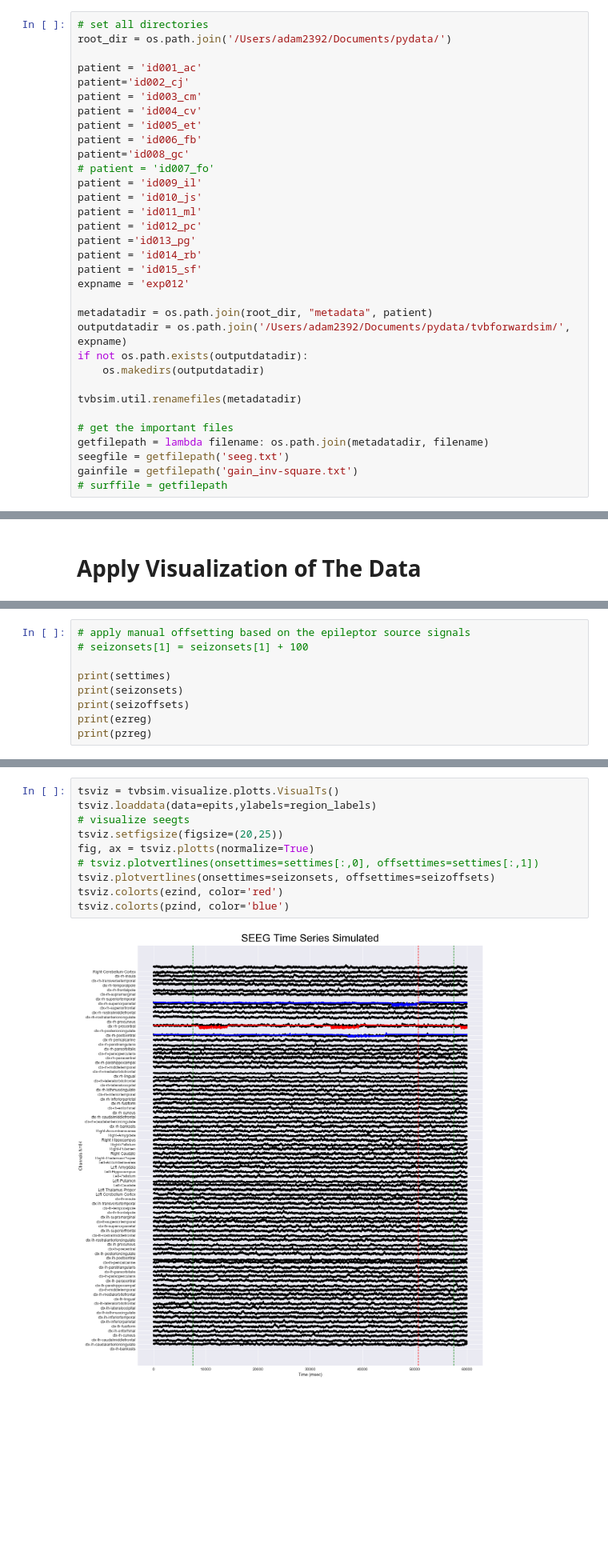
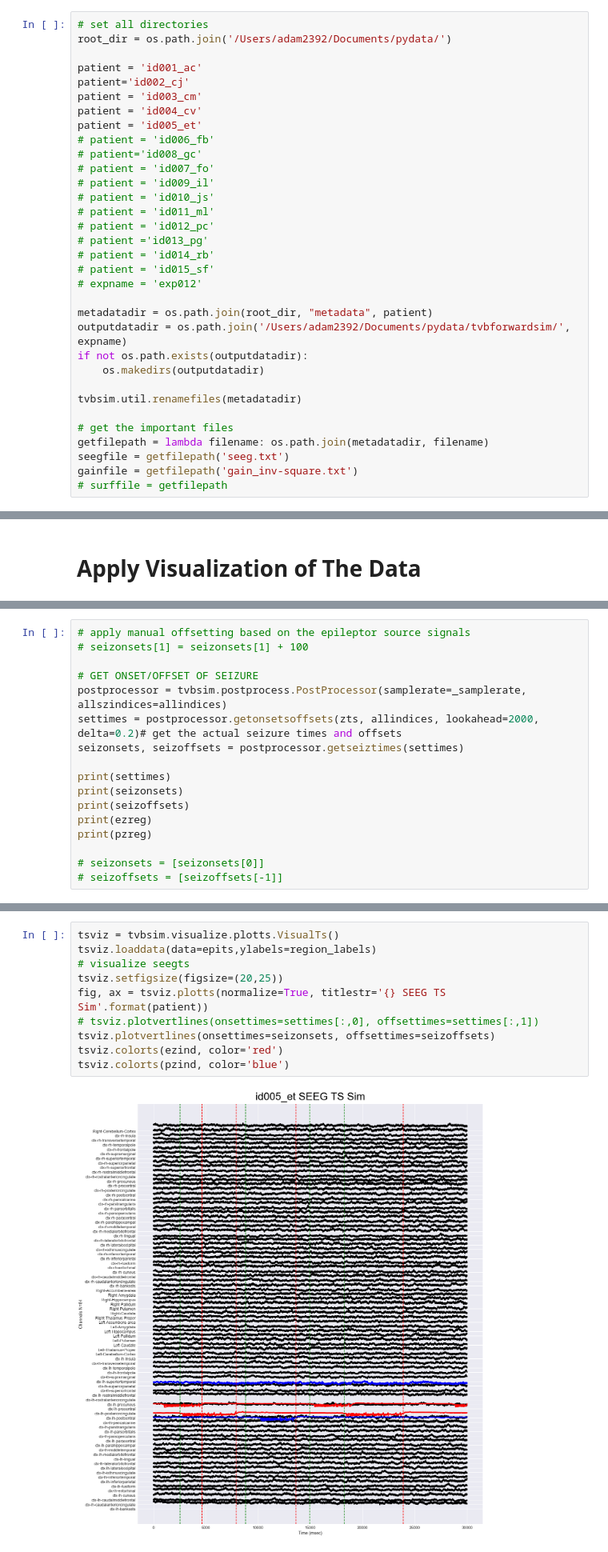
Before and after one commit to adam2392/tng_tvb, a Jupyter notebook: Main TVB Simulator Exp.ipynb, the cells around one changed output, grey strips where cells are left out. Shown at 80% size. Cells and saved outputs as stored; diff of their text form; blank space fills up the shorter version.

```diff
--- a/Main TVB Simulator Exp.ipynb
+++ b/Main TVB Simulator Exp.ipynb
@@ -30,17 +30,17 @@ patient='id002_cj'
 patient = 'id003_cm'
 patient = 'id004_cv'
 patient = 'id005_et'
-patient = 'id006_fb'
-patient='id008_gc'
+# patient = 'id006_fb'
+# patient='id008_gc'
 # patient = 'id007_fo'
-patient = 'id009_il'
-patient = 'id010_js'
-patient = 'id011_ml'
-patient = 'id012_pc'
-patient ='id013_pg'
-patient = 'id014_rb'
-patient = 'id015_sf'
-expname = 'exp012'
+# patient = 'id009_il'
+# patient = 'id010_js'
+# patient = 'id011_ml'
+# patient = 'id012_pc'
+# patient ='id013_pg'
+# patient = 'id014_rb'
+# patient = 'id015_sf'
+# expname = 'exp012'
 
 metadatadir = os.path.join(root_dir, "metadata", patient)
 outputdatadir = os.path.join('/Users/adam2392/Documents/pydata/tvbforwardsim/', expname)
@@ -370,10 +371,18 @@ print(epiparams)
 # %%
 # apply manual offsetting based on the epileptor source signals
 # seizonsets[1] = seizonsets[1] + 100
+
+# GET ONSET/OFFSET OF SEIZURE
+postprocessor = tvbsim.postprocess.PostProcessor(samplerate=_samplerate, allszindices=allindices)
+settimes = postprocessor.getonsetsoffsets(zts, allindices, lookahead=2000, delta=0.2)# get the actual seizure times and offsets
+seizonsets, seizoffsets = postprocessor.getseiztimes(settimes)
 
 print(settimes)
 print(seizonsets)
 print(seizoffsets)
 print(ezreg)
 print(pzreg)
+
+# seizonsets = [seizonsets[0]]
+# seizoffsets = [seizoffsets[-1]]
 # %% [output]
@@ -389,15 +401,15 @@ ctx-rh-precentral
 # %%
 tsviz = tvbsim.visualize.plotts.VisualTs()
 tsviz.loaddata(data=epits,ylabels=region_labels)
 # visualize seegts
 tsviz.setfigsize(figsize=(20,25))
-fig, ax = tsviz.plotts(normalize=True)
+fig, ax = tsviz.plotts(normalize=True, titlestr='{} SEEG TS Sim'.format(patient))
 # tsviz.plotvertlines(onsettimes=settimes[:,0], offsettimes=settimes[:,1])
 tsviz.plotvertlines(onsettimes=seizonsets, offsettimes=seizoffsets)
 tsviz.colorts(ezind, color='red')
 tsviz.colorts(pzind, color='blue')
 # %% [output]
-[figure, old version]
+[figure, new version]
 # %%
 brainplotter = tvbsim.visualize.plotbrain.VisualBrain()
 brainplotter.setfigsize(figsize=(20,17))
```
Also changed, not shown: parts of 10 cells of this notebook, 2 other files.
